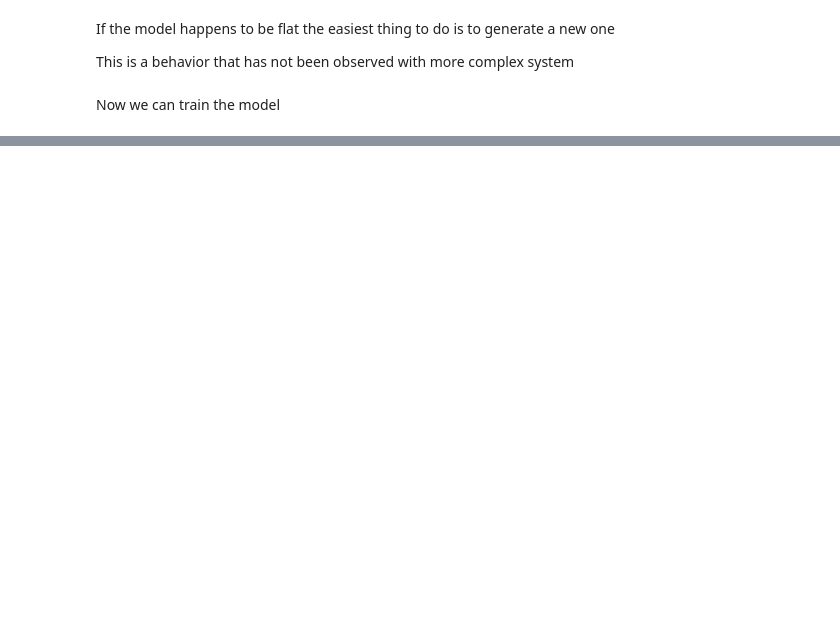
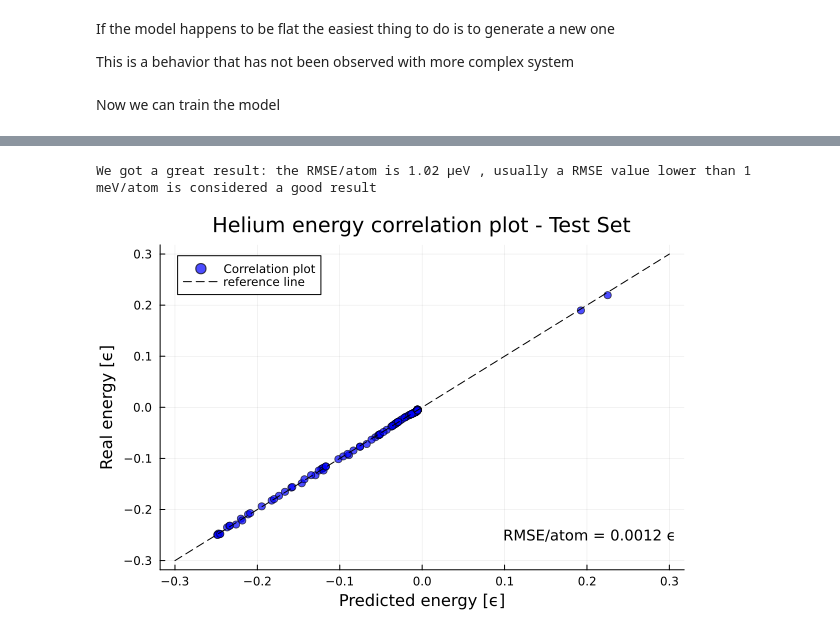
Before and after one commit to GianmarcoBiagi/SymmLearn, a Jupyter notebook: examples/Diatomic Helium Example.ipynb, the cells around one changed output, grey strips where cells are left out. Cells and saved outputs as stored; diff of their text form; code cells hidden in the pictures; blank space fills up the shorter version.

```diff
--- a/examples/Diatomic Helium Example.ipynb
+++ b/examples/Diatomic Helium Example.ipynb
@@ -169,0 +176,39 @@ As expected the model managed to reproduce very well the Lennard Jones potential
+# %%
+# Reference test energies
+e_test = extract_energies(y_test).* e_std .+ e_mean
+
+# ---- Compute RMSE per atom ----
+n_atoms = 2
+rmse_total = sqrt(mean((test_guess .- e_test).^2))
+rmse_per_atom = rmse_total / sqrt(n_atoms)
+ϵ_to_eV = 0.00088
+
+println("We got a great result: the RMSE/atom is $(round(rmse_per_atom * ϵ_to_eV * 10^6 , digits = 2)) μeV , usually a RMSE value lower than 1 meV/atom is considered a good result" )
+
+
+# ---- Plot ----
+scatter(test_guess , e_test,
+    label="Correlation plot",
+    color="blue",
+    alpha = 0.7
+)
+
+x=[-0.3,0.3]
+# Model predictions
+plot!(e_test,e_test,
+    label="reference line",
+    color="black",
+    style = :dash
+)
+
+
+# Add RMSE annotation
+annotate!(0.1, -0.25, text("RMSE/atom = $(round(rmse_per_atom, digits=4)) ϵ", :left, 10))
+
+# Labels
+xlabel!("Predicted energy [ϵ]")
+ylabel!("Real energy [ϵ]")
+title!("Helium energy correlation plot - Test Set")
+# %% [output]
+We got a great result: the RMSE/atom is 1.02 μeV , usually a RMSE value lower than 1 meV/atom is considered a good result
+[figure, added]
```
Also changed, not shown: parts of 8 cells of this notebook.
